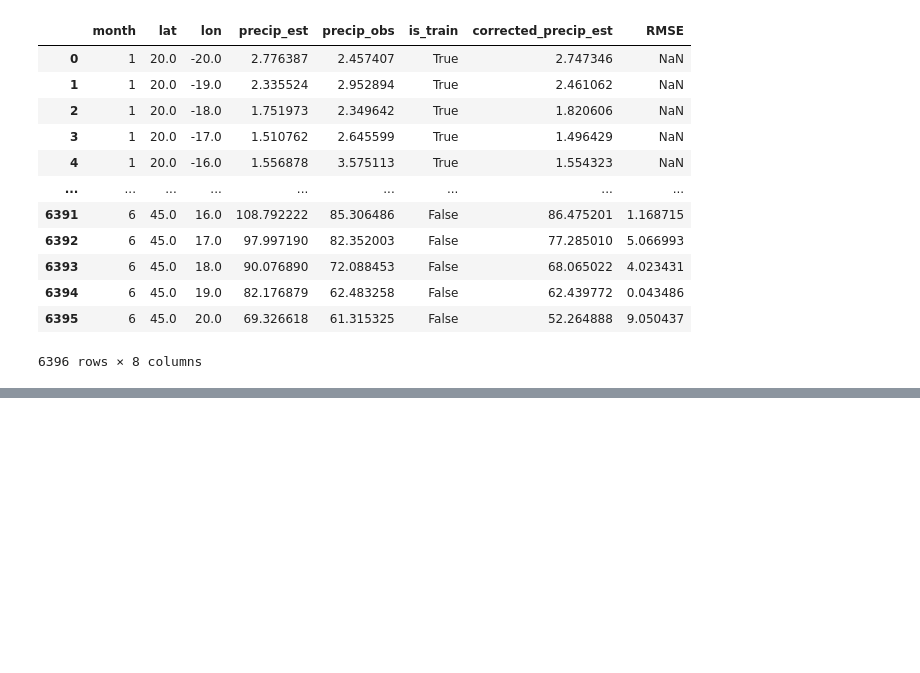
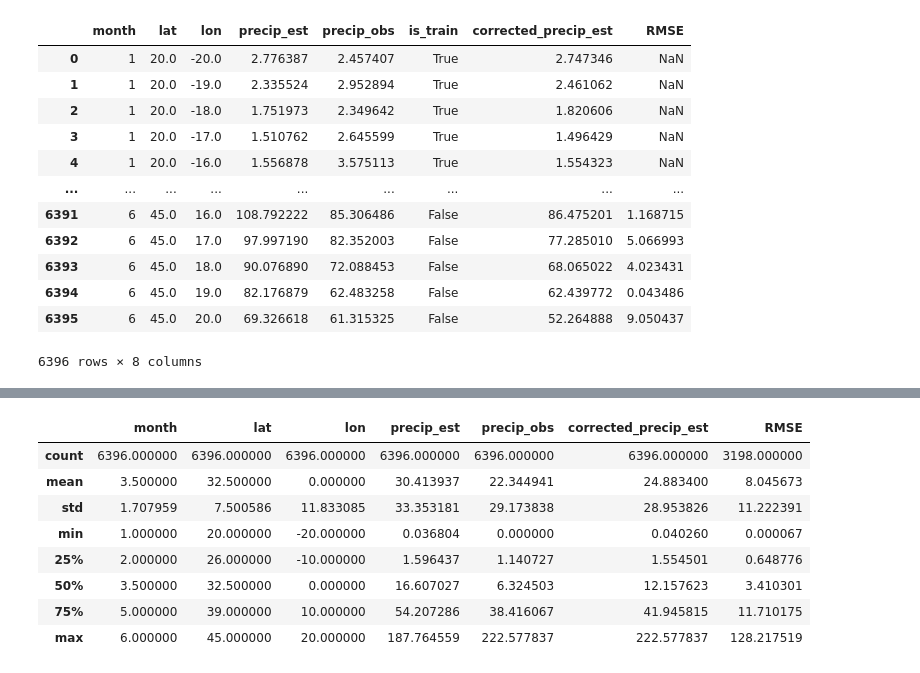
Before and after one commit to Yassmine2020/Precipitations_bias_correction, a Jupyter notebook: QMBC/eQM_grille_V2test_train_split.ipynb, the cells around one changed output, grey strips where cells are left out. Drawn from its saved outputs; the diff is of its cells as text; code cells hidden in the pictures; blank space fills up the shorter version.

```diff
--- a/QMBC/eQM_grille_V2test_train_split.ipynb
+++ b/QMBC/eQM_grille_V2test_train_split.ipynb
@@ -258,0 +320,12 @@ dec_average
+# %%
+dec_average.describe()
+# %% [output]
+|  | month | lat | lon | precip_est | precip_obs | corrected_precip_est | RMSE |
+| count | 6396.000000 | 6396.000000 | 6396.000000 | 6396.000000 | 6396.000000 | 6396.000000 | 3198.000000 |
+| mean | 3.500000 | 32.500000 | 0.000000 | 30.413937 | 22.344941 | 24.883400 | 8.045673 |
+| std | 1.707959 | 7.500586 | 11.833085 | 33.353181 | 29.173838 | 28.953826 | 11.222391 |
+| min | 1.000000 | 20.000000 | -20.000000 | 0.036804 | 0.000000 | 0.040260 | 0.000067 |
+| 25% | 2.000000 | 26.000000 | -10.000000 | 1.596437 | 1.140727 | 1.554501 | 0.648776 |
+| 50% | 3.500000 | 32.500000 | 0.000000 | 16.607027 | 6.324503 | 12.157623 | 3.410301 |
+| 75% | 5.000000 | 39.000000 | 10.000000 | 54.207286 | 38.416067 | 41.945815 | 11.710175 |
+| max | 6.000000 | 45.000000 | 20.000000 | 187.764559 | 222.577837 | 222.577837 | 128.217519 |
```
Also changed, not shown: parts of 10 cells of this notebook, 9 other files.
